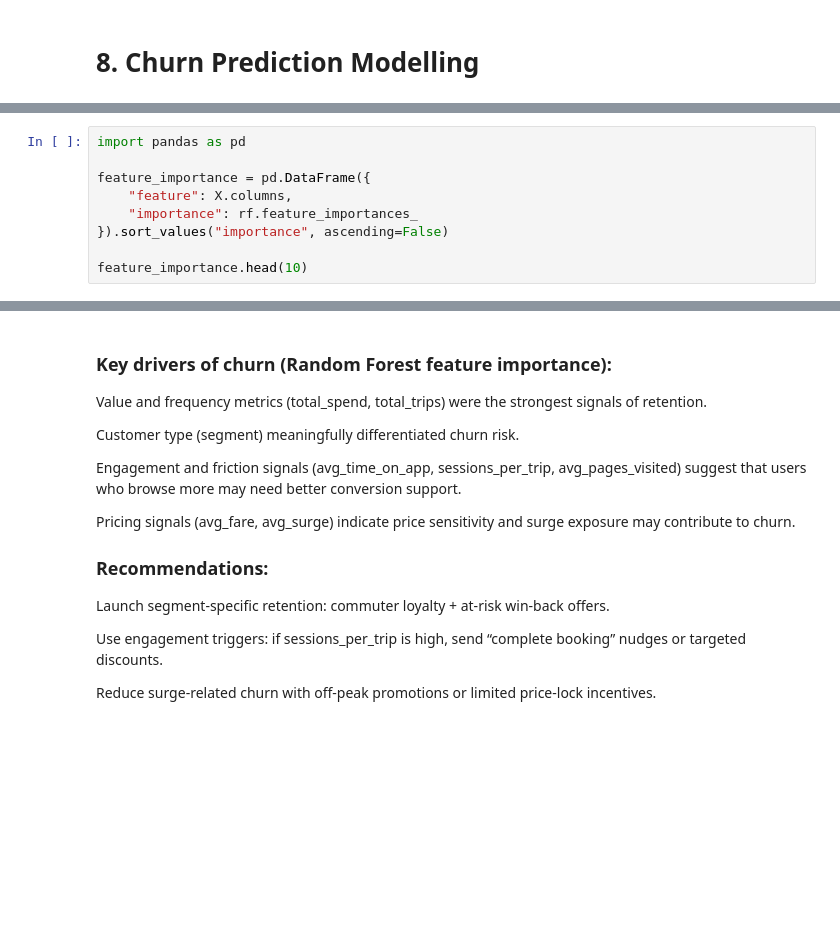
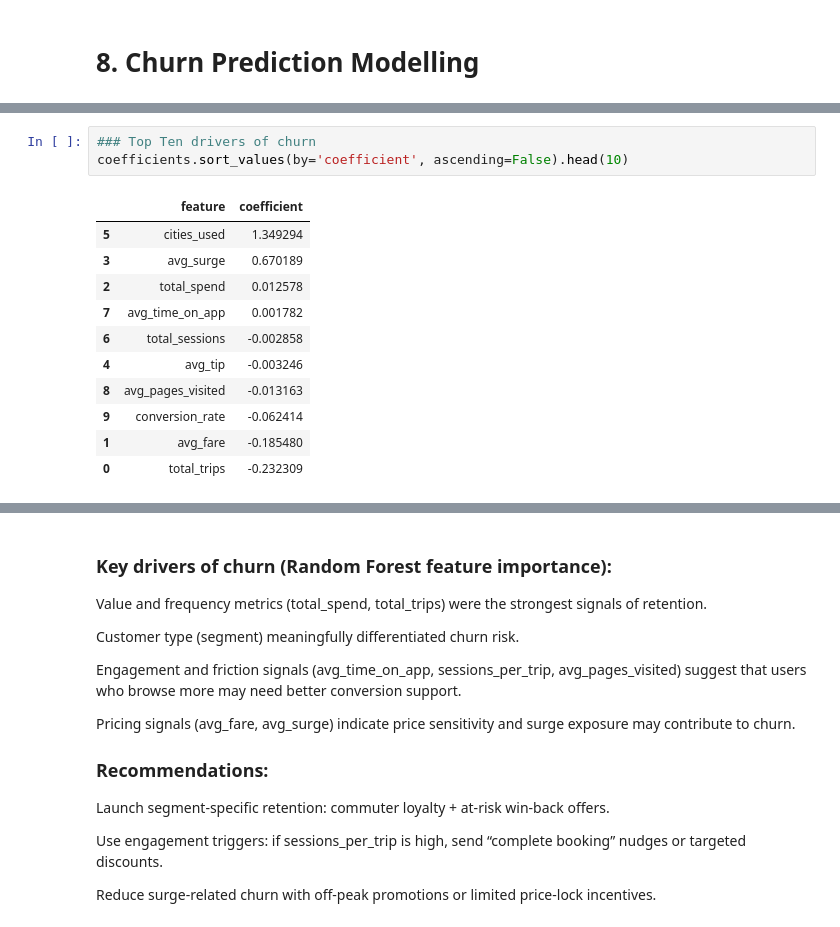
Before and after one commit to blessingkugbiyi/Ridewise_London, a Jupyter notebook: notebooks/04_modeling.ipynb, the cells around one changed output, grey strips where cells are left out. Saved outputs shown, nothing was run; the diff lists cells and outputs as text; blank space fills up the shorter version.

```diff
--- a/notebooks/04_modeling.ipynb
+++ b/notebooks/04_modeling.ipynb
@@ -71,9 +192,15 @@ While performance is not extremely high, the model demonstrates meaningful separ
 # %%
-import pandas as pd
-
-feature_importance = pd.DataFrame({
-    "feature": X.columns,
-    "importance": rf.feature_importances_
-}).sort_values("importance", ascending=False)
-
-feature_importance.head(10)
+### Top Ten drivers of churn
+coefficients.sort_values(by='coefficient', ascending=False).head(10)
+# %% [output]
+|  | feature | coefficient |
+| 5 | cities_used | 1.349294 |
+| 3 | avg_surge | 0.670189 |
+| 2 | total_spend | 0.012578 |
+| 7 | avg_time_on_app | 0.001782 |
+| 6 | total_sessions | -0.002858 |
+| 4 | avg_tip | -0.003246 |
+| 8 | avg_pages_visited | -0.013163 |
+| 9 | conversion_rate | -0.062414 |
+| 1 | avg_fare | -0.185480 |
+| 0 | total_trips | -0.232309 |
```
Also changed, not shown: parts of 25 cells of this notebook, 4 other files.
